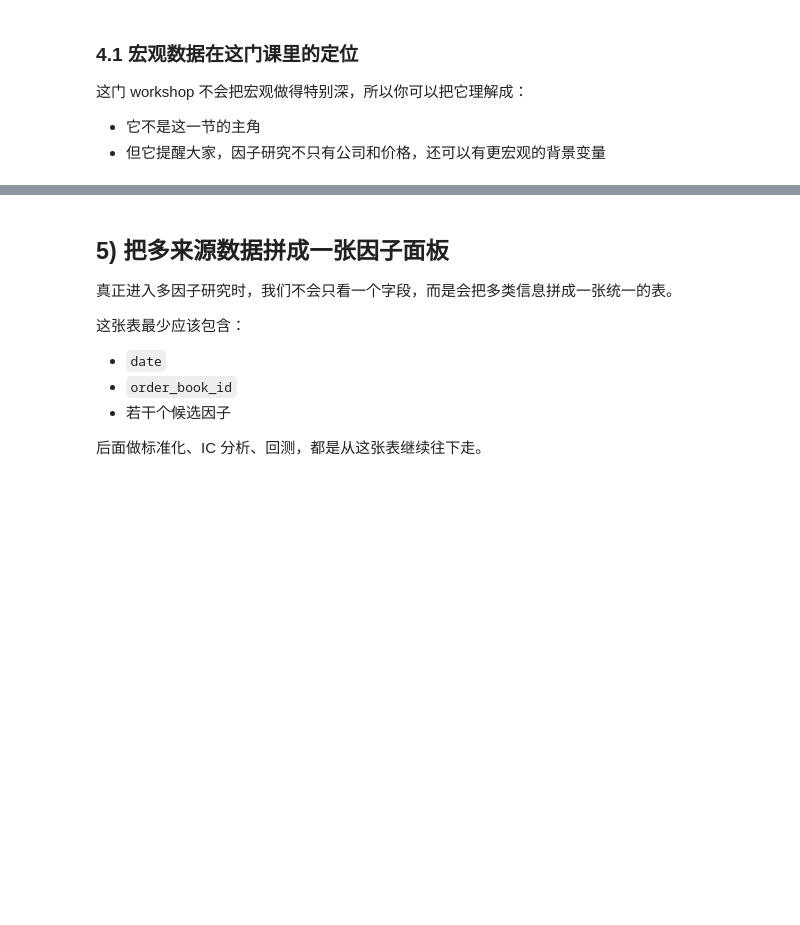
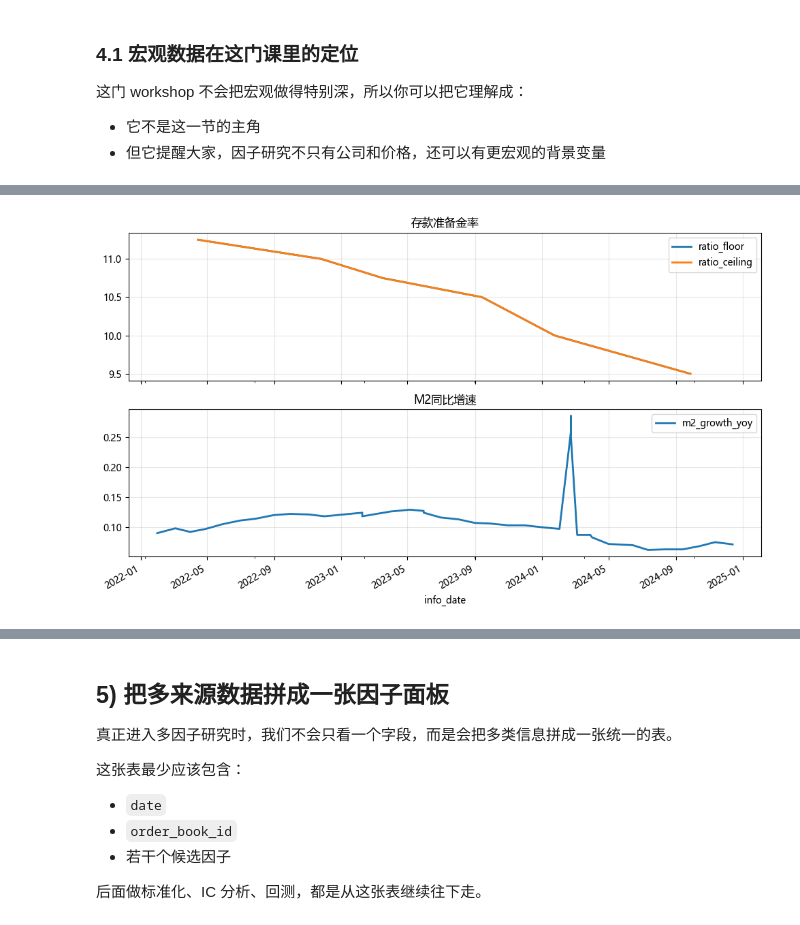
Before and after one commit to GoodNight0721/fec_workshop, a Jupyter notebook: quant_investing/compact_6lectures/C02_财务衍生宏观因子.ipynb, the cells around one changed output, grey strips where cells are left out. Drawn from its saved outputs; the diff is of its cells as text; code cells hidden in the pictures; blank space fills up the shorter version.

```diff
--- a/quant_investing/compact_6lectures/C02_财务衍生宏观因子.ipynb
+++ b/quant_investing/compact_6lectures/C02_财务衍生宏观因子.ipynb
@@ -295,3 +359,16 @@ plt.show()
 这门 workshop 不会把宏观做得特别深，所以你可以把它理解成：
 - 它不是这一节的主角
 - 但它提醒大家，因子研究不只有公司和价格，还可以有更宏观的背景变量
+# %%
+# 演示两条常见宏观序列
+# 1. 存款准备金率
+rr = rqdatac.econ.get_reserve_ratio(
+    reserve_type="major",
+    start_date=START_DATE,
+    end_date=END_DATE,
+)
+# 2. 货币供应量
+m2 = rqdatac.econ.get_money_supply(
+    start_date=START_DATE,
+    end_date=END_DATE,
+)
@@ -297,0 +397,6 @@ plt.show()
+# %%
+# 存款准备金率只画真正的比率列，不把 effective_date 这种日期列画进去。
+rr_plot = rr[["ratio_floor", "ratio_ceiling"]].copy()
+# M2 这里取同比增速列，不取原始 M2 总量。
+m2_plot = m2[["m2_growth_yoy"]].copy()
+rr_plot.head(), m2_plot.head()
@@ -297,0 +418,10 @@ plt.show()
+# %%
+fig, axes = plt.subplots(2, 1, figsize=(10, 6), sharex=True)
+rr_plot.plot(ax=axes[0], lw=2, title="存款准备金率")
+m2_plot.plot(ax=axes[1], lw=2, title="M2同比增速")
+axes[0].grid(alpha=0.3)
+axes[1].grid(alpha=0.3)
+plt.tight_layout()
+plt.show()
+# %% [output]
+[figure, added]
```
Also changed, not shown: parts of 27 cells of this notebook.
